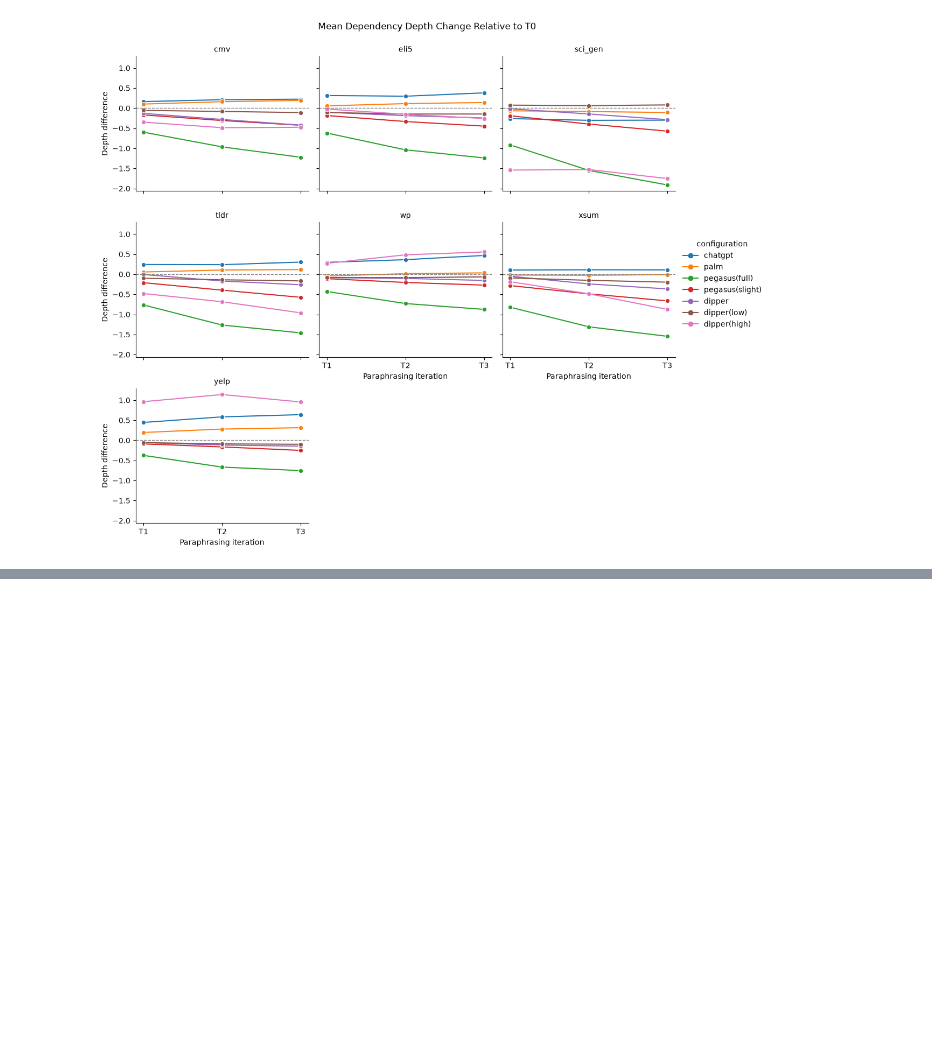
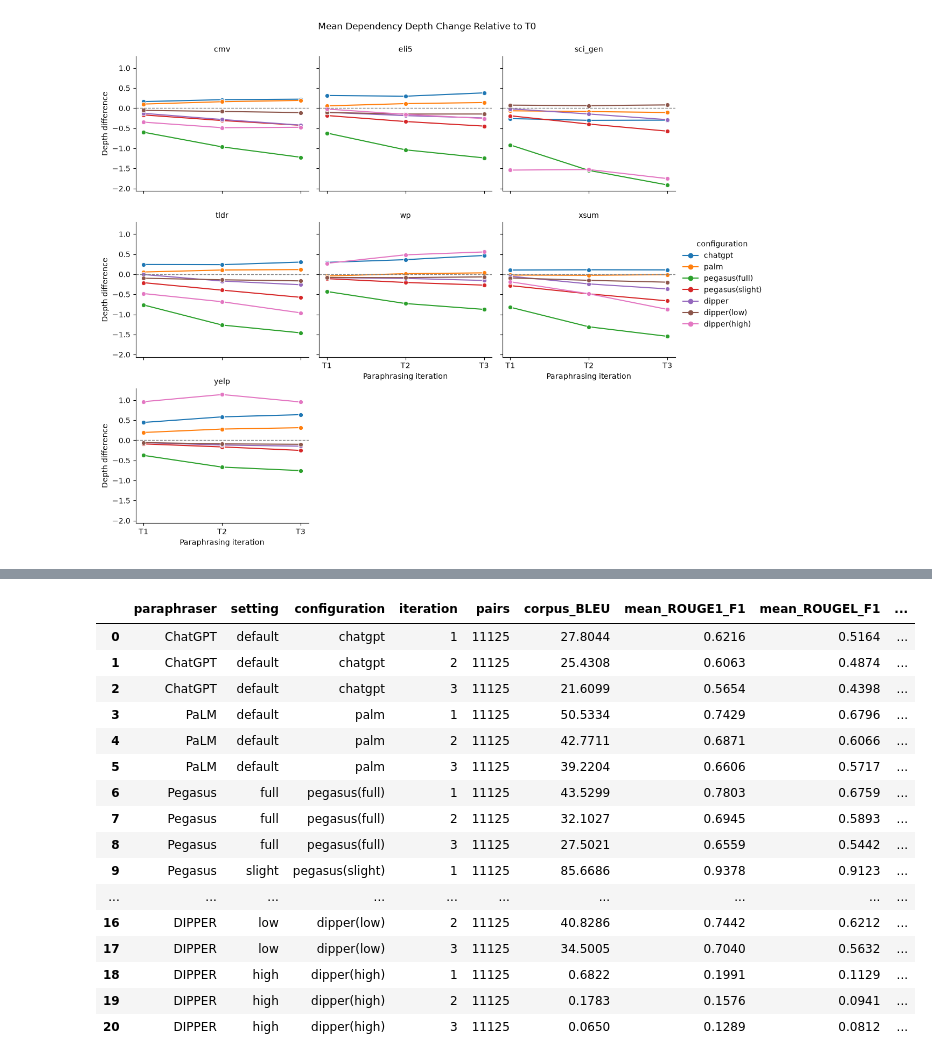
Before and after one commit to ikemaugust96/cs6120-ship-of-theseus, a Jupyter notebook: notebooks/01_data_audit.ipynb, the cells around one changed output, grey strips where cells are left out. Saved outputs shown, nothing was run; the diff lists cells and outputs as text; code cells hidden in the pictures; blank space fills up the shorter version.

```diff
--- a/notebooks/01_data_audit.ipynb
+++ b/notebooks/01_data_audit.ipynb
@@ -2221,0 +2767,85 @@ for metric, (title, ylabel, filename) in structural_metrics.items():
+# %%
+four_metric_overall_rows = []
+
+for configuration, versions in tqdm(
+    configuration_versions.items(),
+    total=len(configuration_versions),
+    desc="Overall four-metric baseline",
+):
+    paraphraser, setting = configuration_map[configuration]
+
+    for iteration, version in enumerate(versions, start=1):
+        references = []
+        candidates = []
+
+        for wide in sbert_datasets.values():
+            references.extend(wide["original"].tolist())
+            candidates.extend(wide[version].tolist())
+
+        subset = four_metric_by_domain.loc[
+            four_metric_by_domain["configuration"].eq(configuration)
+            & four_metric_by_domain["iteration"].eq(iteration)
+        ]
+
+        pair_count = int(subset["pairs"].sum())
+        assert pair_count == len(references) == len(candidates) == 11125
+
+        result = {
+            "paraphraser": paraphraser,
+            "setting": setting,
+            "configuration": configuration,
+            "iteration": iteration,
+            "pairs": pair_count,
+            "corpus_BLEU": bleu_metric.corpus_score(
+                candidates, [references]
+            ).score,
+        }
+
+        for metric in [
+            "mean_ROUGE1_F1",
+            "mean_ROUGEL_F1",
+            "mean_BERTScore_P",
+            "mean_BERTScore_R",
+            "mean_BERTScore_F1",
+            "mean_SBERT_cosine",
+        ]:
+            result[metric] = (
+                subset[metric] * subset["pairs"]
+            ).sum() / pair_count
+
+        four_metric_overall_rows.append(result)
+
+four_metric_overall = pd.DataFrame(four_metric_overall_rows)
+
+assert len(four_metric_overall) == 21
+
+four_metric_overall.to_csv(
+    sbert_results_dir / "four_metric_baseline_overall.csv",
+    index=False,
+)
+
+with pd.option_context(
+    "display.max_rows", None,
+    "display.max_columns", None,
+):
+    display(four_metric_overall.round(4))
+
+print(f"Total matched pairs: {four_metric_overall['pairs'].sum():,}")
+# %% [output]
+|  | paraphraser | setting | configuration | iteration | pairs | corpus_BLEU | mean_ROUGE1_F1 | mean_ROUGEL_F1 | ... |
+| 0 | ChatGPT | default | chatgpt | 1 | 11125 | 27.8044 | 0.6216 | 0.5164 | ... |
+| 1 | ChatGPT | default | chatgpt | 2 | 11125 | 25.4308 | 0.6063 | 0.4874 | ... |
+| 2 | ChatGPT | default | chatgpt | 3 | 11125 | 21.6099 | 0.5654 | 0.4398 | ... |
+| 3 | PaLM | default | palm | 1 | 11125 | 50.5334 | 0.7429 | 0.6796 | ... |
+| 4 | PaLM | default | palm | 2 | 11125 | 42.7711 | 0.6871 | 0.6066 | ... |
+| 5 | PaLM | default | palm | 3 | 11125 | 39.2204 | 0.6606 | 0.5717 | ... |
+| 6 | Pegasus | full | pegasus(full) | 1 | 11125 | 43.5299 | 0.7803 | 0.6759 | ... |
+| 7 | Pegasus | full | pegasus(full) | 2 | 11125 | 32.1027 | 0.6945 | 0.5893 | ... |
+| 8 | Pegasus | full | pegasus(full) | 3 | 11125 | 27.5021 | 0.6559 | 0.5442 | ... |
+| 9 | Pegasus | slight | pegasus(slight) | 1 | 11125 | 85.6686 | 0.9378 | 0.9123 | ... |
+| ... | ... | ... | ... | ... | ... | ... | ... | ... | ... |
+| 16 | DIPPER | low | dipper(low) | 2 | 11125 | 40.8286 | 0.7442 | 0.6212 | ... |
+| 17 | DIPPER | low | dipper(low) | 3 | 11125 | 34.5005 | 0.7040 | 0.5632 | ... |
+| 18 | DIPPER | high | dipper(high) | 1 | 11125 | 0.6822 | 0.1991 | 0.1129 | ... |
+| 19 | DIPPER | high | dipper(high) | 2 | 11125 | 0.1783 | 0.1576 | 0.0941 | ... |
+| 20 | DIPPER | high | dipper(high) | 3 | 11125 | 0.0650 | 0.1289 | 0.0812 | ... |
```
Also changed, not shown: parts of 13 cells of this notebook, 11 other files.
